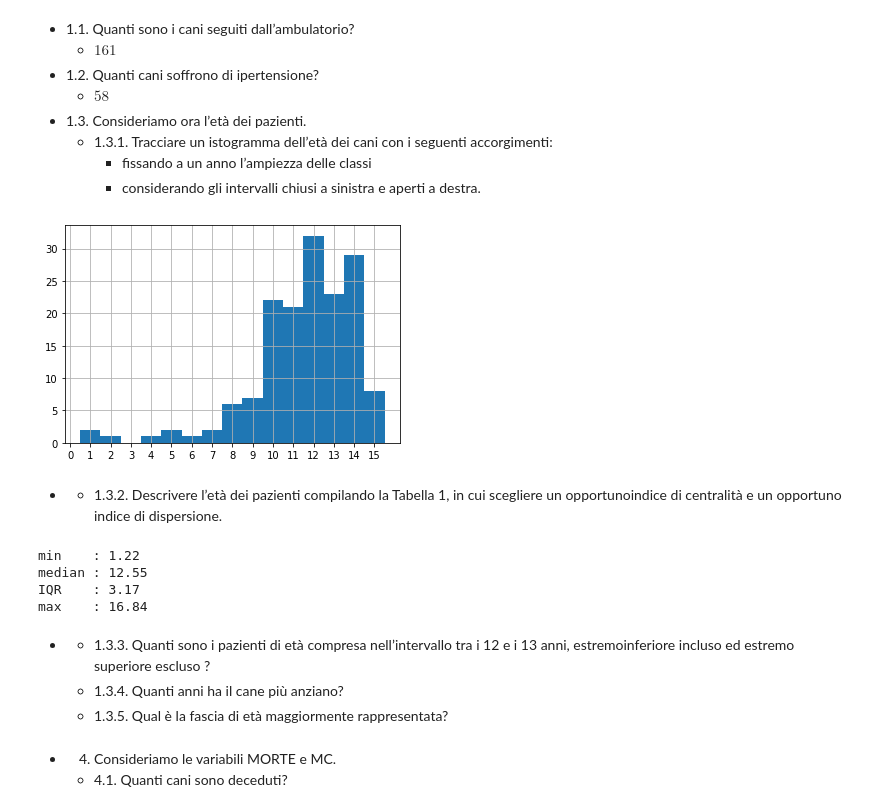
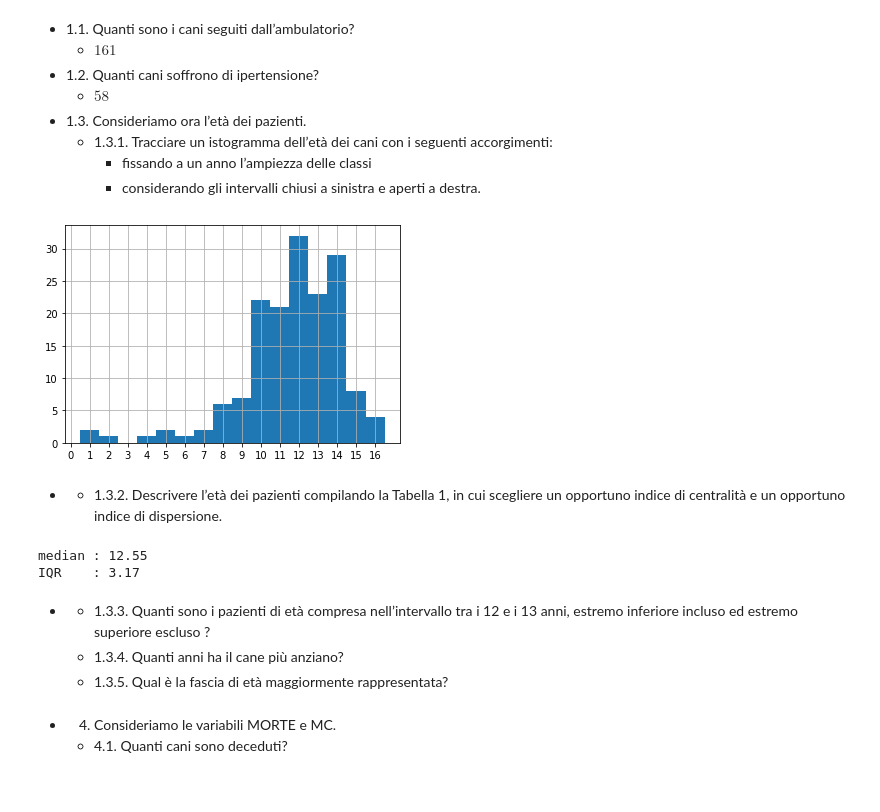
Before and after one commit to f14-bertolotti/SAD-unimi, a Jupyter notebook: cani_completo/solution_python.ipynb, the cells around one changed output. Cells and saved outputs as stored; diff of their text form; code cells hidden in the pictures.

```diff
--- a/cani_completo/solution_python.ipynb
+++ b/cani_completo/solution_python.ipynb
@@ -95,26 +95,22 @@ print(len(data.loc[data.IP == "SI",])) # 1.2
 # %%
 import math
 import matplotlib.pyplot as plt
 age_min = min(data.EtaAnni.apply(math.floor))
 age_max = max(data.EtaAnni.apply(math.floor))+1
-plt0 = data.EtaAnni.hist(bins=range(age_min,age_max), align="left", grid=True,)
-plt0 = plt0.set_xticks(list(range(0,16)))
+plt0 = data.EtaAnni.hist(bins=range(age_min,age_max+1), align="left", grid=True,)
+plt0 = plt0.set_xticks(list(range(0,17)))
 # %% [output]
-[figure, old version]
+[figure, new version]
 # %% [markdown]
-- - 1.3.2. Descrivere l’età dei pazienti compilando la Tabella 1, in cui scegliere un opportunoindice di centralità e un opportuno indice di dispersione.
+- - 1.3.2. Descrivere l’età dei pazienti compilando la Tabella 1, in cui scegliere un opportuno indice di centralità e un opportuno indice di dispersione.
 # %%
-print("min    :", data.EtaAnni.min())
 print("median :", data.EtaAnni.median())
 print("IQR    :", data.EtaAnni.quantile(0.75)-data.EtaAnni.quantile(0.25))
-print("max    :", data.EtaAnni.max())
 # %% [output]
-min    : 1.22
 median : 12.55
 IQR    : 3.17
-max    : 16.84
 # %% [markdown]
-- - 1.3.3. Quanti sono i pazienti di età compresa nell’intervallo tra i 12 e i 13 anni, estremoinferiore incluso ed estremo superiore escluso ?
+- - 1.3.3. Quanti sono i pazienti di età compresa nell’intervallo tra i 12 e i 13 anni, estremo inferiore incluso ed estremo superiore escluso ?
   - 1.3.4. Quanti anni ha il cane più anziano?
   - 1.3.5. Qual è la fascia di età maggiormente rappresentata?
 # %%
```
Also changed, not shown: parts of 14 cells of this notebook, 1 other file.
